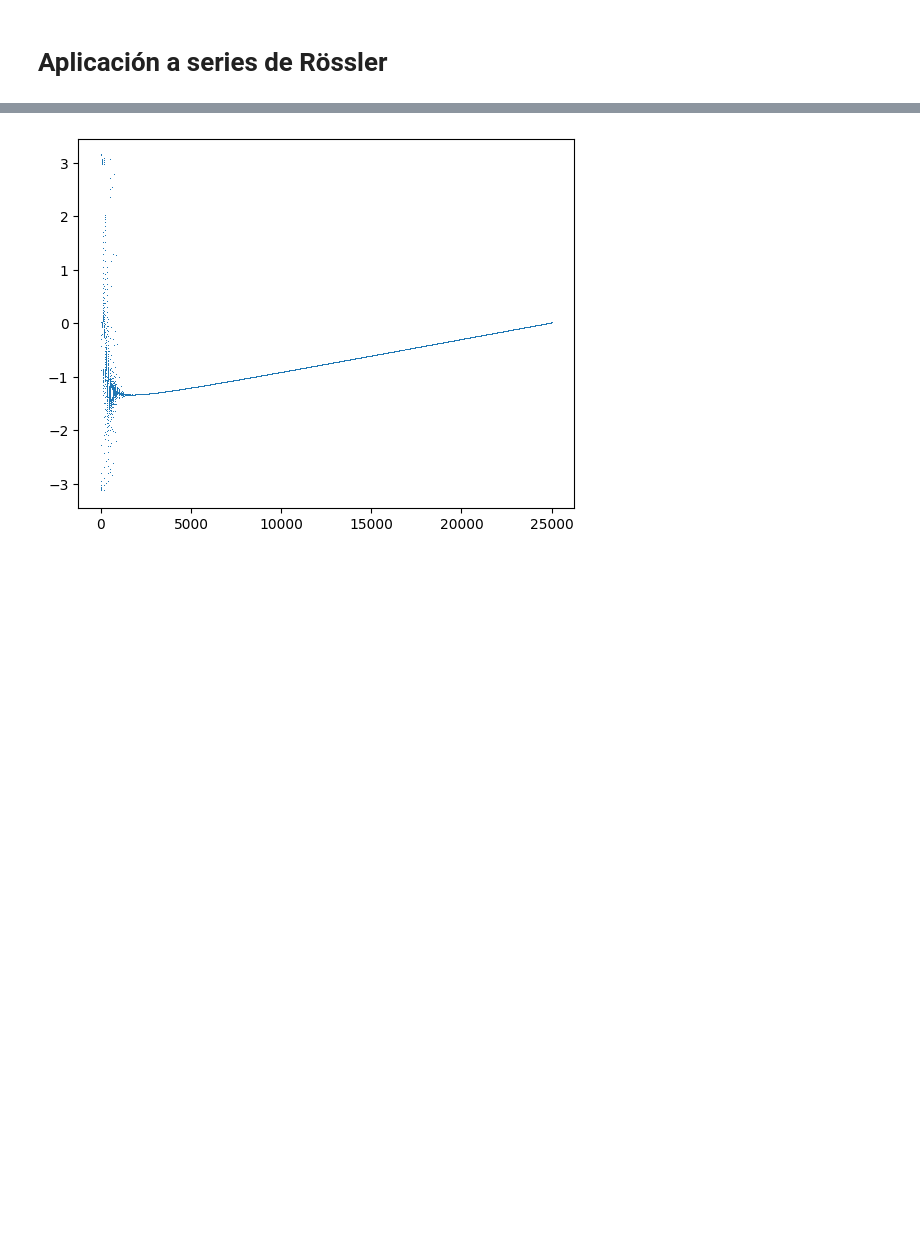
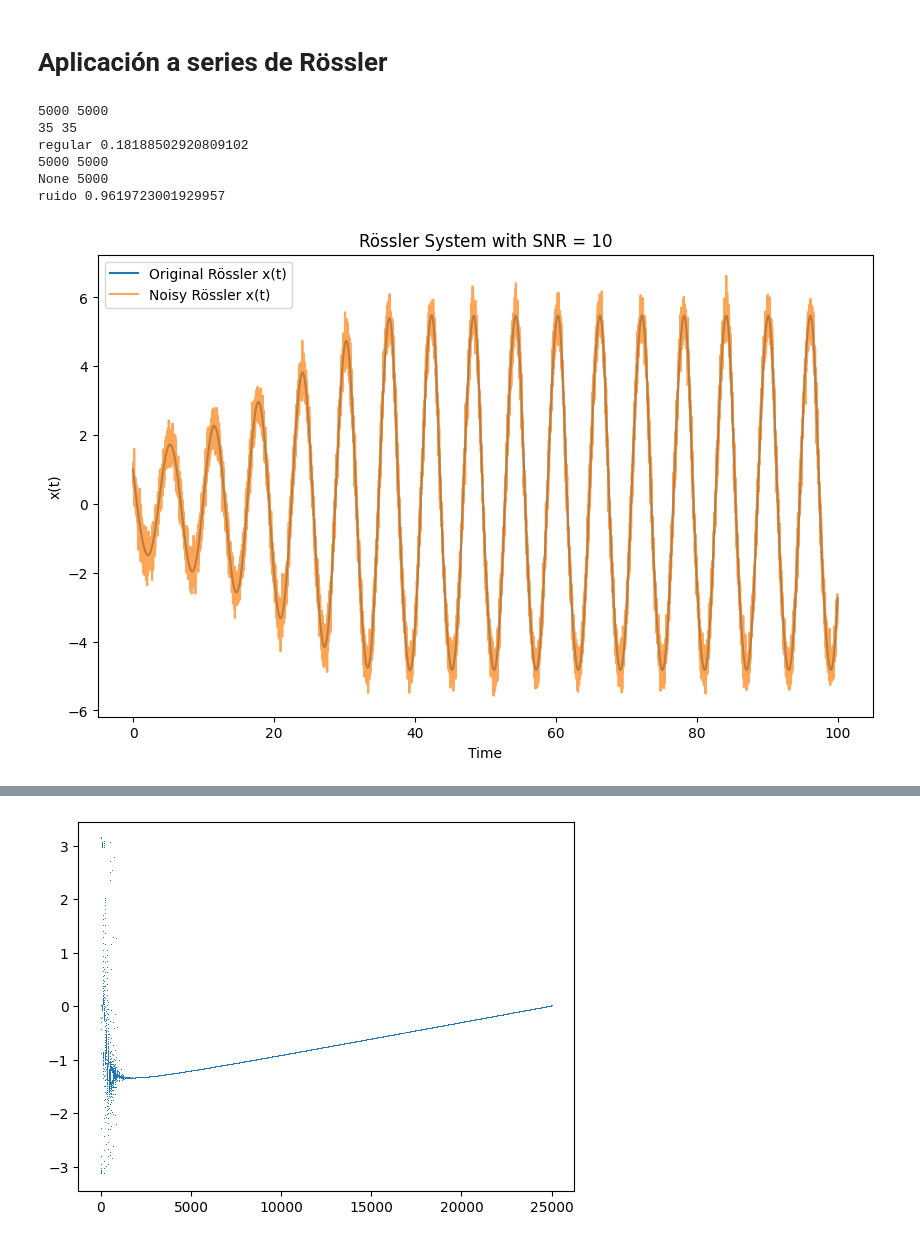
Before and after one commit to EduardoGarcia528/Tesis, a Jupyter notebook: brownian bridge.ipynb, the cells around one changed output, grey strips where cells are left out. Saved outputs shown, nothing was run; the diff lists cells and outputs as text; code cells hidden in the pictures; blank space fills up the shorter version.

```diff
--- a/brownian bridge.ipynb
+++ b/brownian bridge.ipynb
@@ -203,4 +133,66 @@ def J_univariante(X,tau, corte):
     return J
 # %% [markdown]
 # Aplicación a series de Rössler
+# %%
+import numpy as np
+from scipy.integrate import solve_ivp
+import matplotlib.pyplot as plt
+
+def rossler_system(t, state, a=0.1, b=0.1, c=3):
+    x, y, z = state
+    dxdt = -y - z
+    dydt = x + a * y
+    dzdt = b + z * (x - c)
+    return [dxdt, dydt, dzdt]
+
+def simulate_rossler_with_noise(duration, dt, snr, initial_state=[1, 1, 1]):
+    # Time vector
+    t = np.arange(0, duration, dt)
+
+    # Solve Rössler system
+    sol = solve_ivp(rossler_system, [0, duration], initial_state, t_eval=t, method='RK45')
+    x, y, z = sol.y
+
+    # Compute the standard deviation of the signal
+    sigma_signal = np.std(x)
+
+    # Calculate the standard deviation of the noise based on the desired SNR
+    sigma_noise = sigma_signal / snr
+
+    # Generate white noise
+    noise = np.random.normal(0, sigma_noise, size=len(x))
+
+    # Add noise to the x-component of the system
+    x_noisy = x + noise
+
+    return t, x, x_noisy, noise
+
+# Parameters
+duration = 100   # total duration of the simulation
+dt = 0.01        # time step
+snr = 10          # signal-to-noise ratio
+
+# Simulate
+t, x, x_noisy, noise = simulate_rossler_with_noise(duration, dt, snr)
+
+print('regular', J_univariante(x,1,True))
+print('ruido', J_univariante(x_noisy,1,True))
+
+# Plot the results
+plt.figure(figsize=(10, 6))
+plt.plot(t, x, label='Original Rössler x(t)', linewidth=1.5)
+plt.plot(t, x_noisy, label='Noisy Rössler x(t)', alpha=0.7)
+plt.xlabel('Time')
+plt.ylabel('x(t)')
+plt.title(f'Rössler System with SNR = {snr}')
+plt.legend()
+plt.show()
+# %% [output]
+5000 5000
+35 35
+regular 0.18188502920809102
+5000 5000
+None 5000
+ruido 0.9619723001929957
+[figure, added]
 # %%
```
Also changed, not shown: parts of 13 cells of this notebook, 1 other file.
